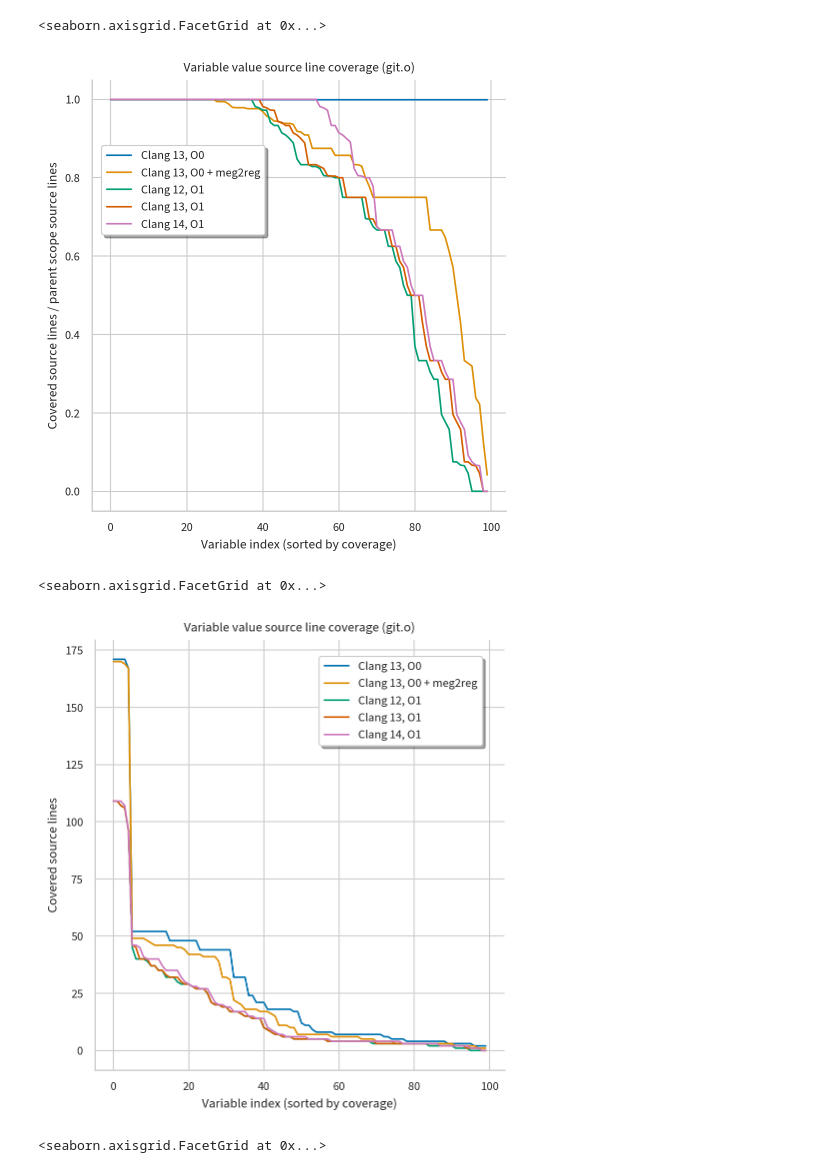
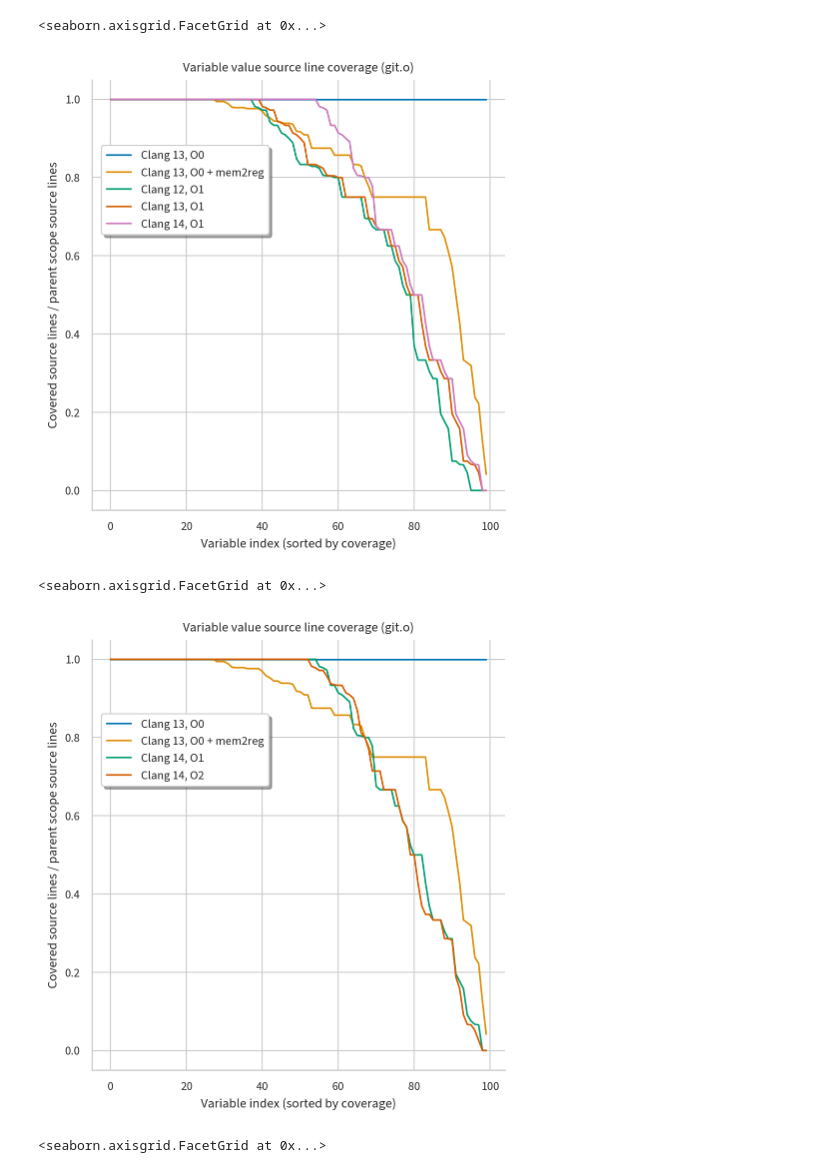
Before and after one commit to jryans/debug-info-metrics-artifact, a Jupyter notebook: data/git/file/git.o.ipynb, the cells around one changed output. Cells and saved outputs as stored; diff of their text form; code cells hidden in the pictures.

Commit message:
Add additional metrics plot by optimisation level

```diff
--- a/data/git/file/git.o.ipynb
+++ b/data/git/file/git.o.ipynb
@@ -65,6 +65,7 @@ g.set(
 # %%
 df = pd.read_csv("git.o-distribution.csv")
 df["Order"] = df.sort_values(by="CL / SL", ascending=False).groupby("Variant").cumcount()
+df = df[df["Variant"].str.contains("O[01]")]
 g = sns.relplot(
   df,
   x="Order",
@@ -87,33 +88,34 @@ g.set(
 )
 # %% [output]
 <seaborn.axisgrid.FacetGrid at 0x...>
-[figure, old version]
+[figure, new version]
 # %%
 df = pd.read_csv("git.o-distribution.csv")
-df["Order"] = df.sort_values(by="CL", ascending=False).groupby("Variant").cumcount()
+df["Order"] = df.sort_values(by="CL / SL", ascending=False).groupby("Variant").cumcount()
+df = df[df["Variant"].str.contains("O0") | df["Variant"].str.contains("Clang 14")]
 g = sns.relplot(
   df,
   x="Order",
-  y="CL",
+  y="CL / SL",
   hue="Variant",
   kind="line",
 )
 sns.move_legend(
   g,
-  "upper right",
-  bbox_to_anchor=(0.72, 0.95),
+  "center left",
+  bbox_to_anchor=(0.125, 0.75),
   frameon=True,
   shadow=True,
   title=None,
 )
 g.set(
   title="Variable value source line coverage (git.o)",
-  ylabel="Covered source lines",
+  ylabel="Covered source lines / parent scope source lines",
   xlabel="Variable index (sorted by coverage)",
 )
 # %% [output]
 <seaborn.axisgrid.FacetGrid at 0x...>
-[figure, old version]
+[figure, new version]
 # %%
 df=pd.read_csv("git.o-average.csv")
 g = sns.catplot(
```
Also changed, not shown: parts of 2 cells of this notebook, 8 other files.
